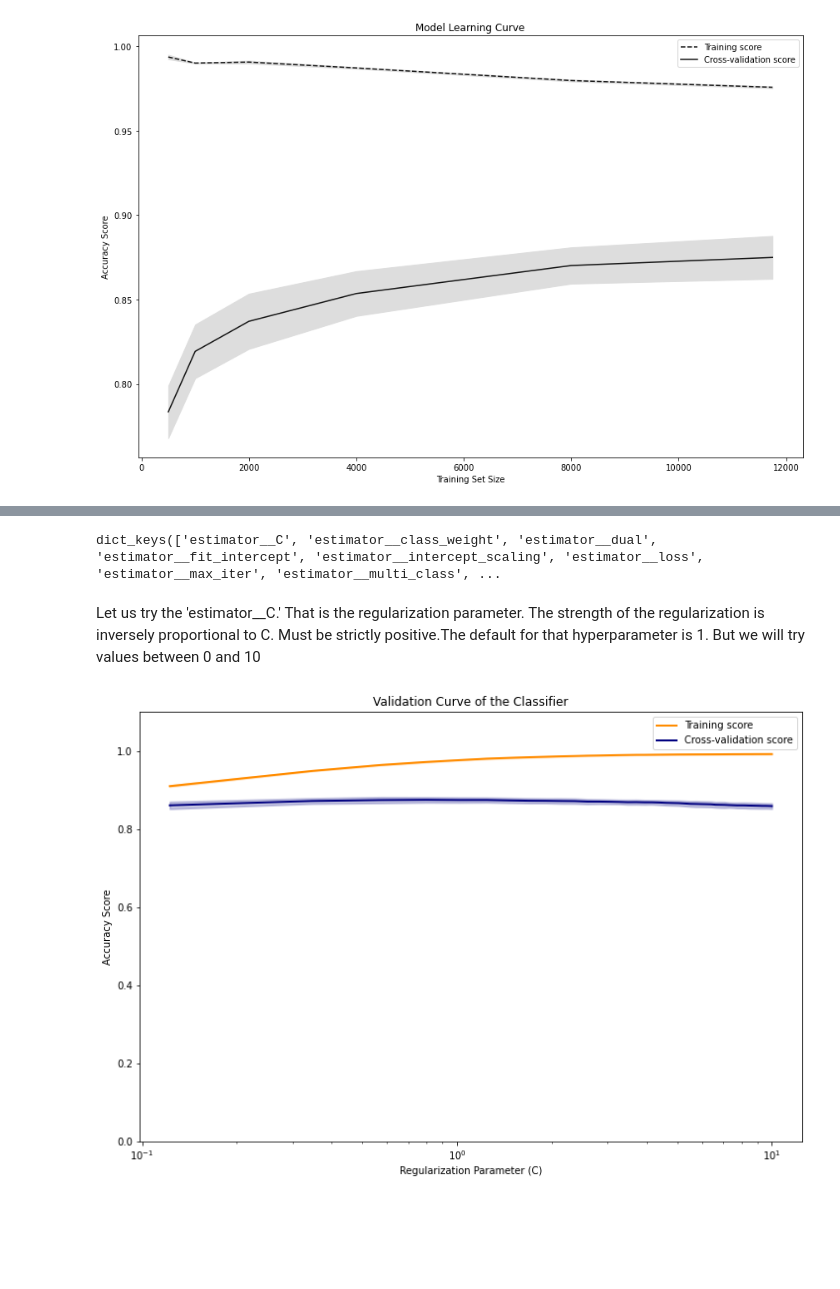
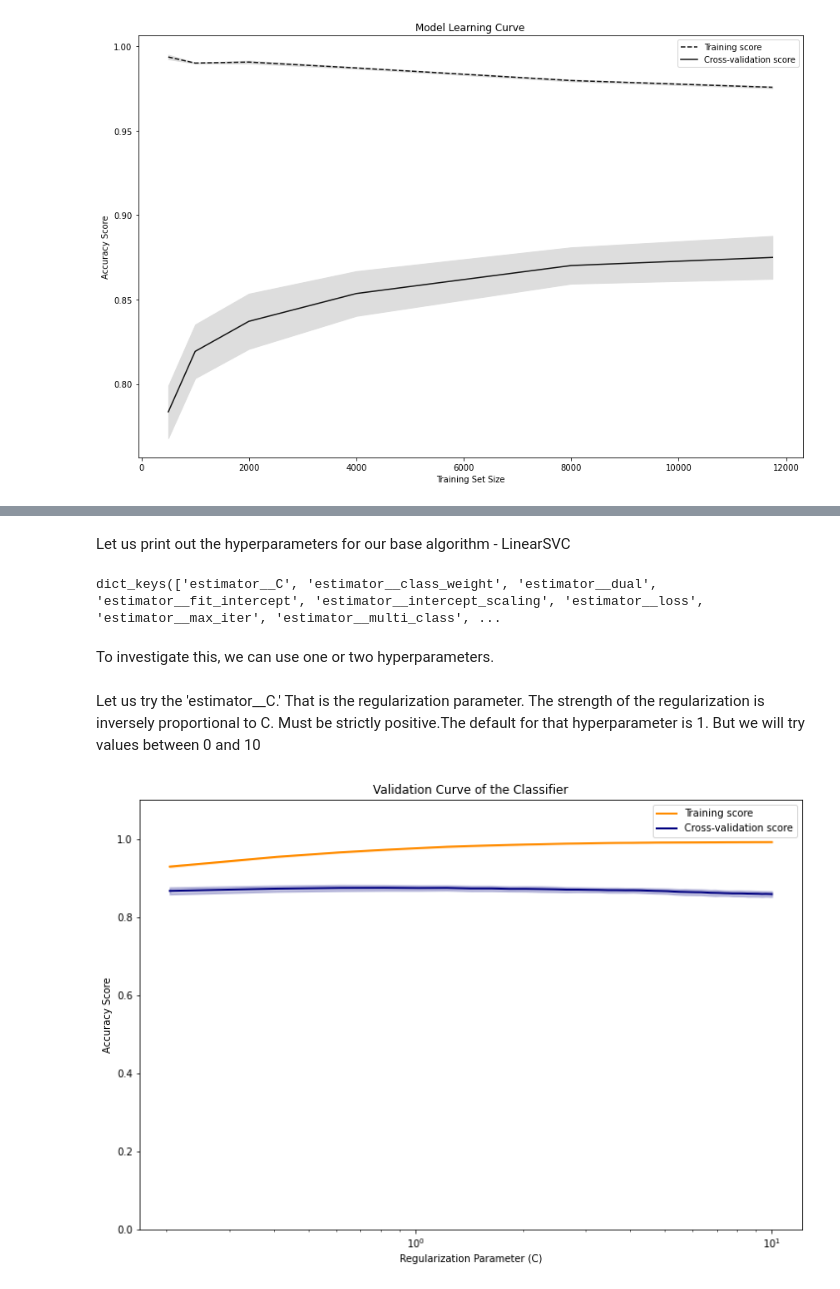
Before and after one commit to andyogah/ds_portfolio, a Jupyter notebook: personal projects/interos_ml_apprentice_coding_challeng/interos_ml_hackthon_scrap_work.ipynb, the cells around one changed output, grey strips where cells are left out. Drawn from its saved outputs; the diff is of its cells as text; code cells hidden in the pictures; blank space fills up the shorter version.

```diff
--- a/personal projects/interos_ml_apprentice_coding_challeng/interos_ml_hackthon_scrap_work.ipynb
+++ b/personal projects/interos_ml_apprentice_coding_challeng/interos_ml_hackthon_scrap_work.ipynb
@@ -735,50 +737,51 @@ Check to see check of the hyperparameters we try tuning to see if we can improve
+# %% [markdown]
+Let us print out the hyperparameters for our base algorithm - LinearSVC
 # %%
 classifier.get_params().keys()
 # %% [output]
 dict_keys(['estimator__C', 'estimator__class_weight', 'estimator__dual', 'estimator__fit_intercept', 'estimator__intercept_scaling', 'estimator__loss', 'estimator__max_iter', 'estimator__multi_class', ...
-# %% [markdown]
-Let us try the 'estimator__C.' That is the regularization parameter. The strength of the regularization is inversely proportional to C. Must be strictly positive.The default for that hyperparameter is 1. But we will try values between 0 and 10
+# %% [markdown]
+To investigate this, we can use one or two hyperparameters.
+# %% [markdown]
+Let us try the 'estimator__C.' That is the regularization parameter. The strength of the regularization is inversely proportional to C. Must be strictly positive.The default for that hyperparameter is 1. But we will try values between 0 and 10
 # %%
 #@ credit goes to https://scikit-learn.org/stable/modules/generated/sklearn.model_selection.validation_curve.html\
-          #sklearn.model_selection.validation_curve
+#sklearn.model_selection.validation_curve
 
 
 from sklearn.model_selection import validation_curve
 np.random.seed(0)
 
-#indices = y.shape[0]
-#np.random.shuffle(indices)
-
 X, y = vectorized_train_docu, train_labels
-param_range = np.linspace(-1, 10, num=50)
+param_range = np.linspace(0, 10, num=50)
 train_scores, valid_scores = validation_curve(classifier, X, y, param_name='estimator__C', param_range=param_range, cv=5,
                                               scoring="accuracy", n_jobs=-1)
 
 train_scores_mean = np.mean(train_scores, axis=1)
 train_scores_std = np.std(train_scores, axis=1)
 
 valid_scores_mean = np.mean(valid_scores, axis=1)
 valid_scores_std = np.std(valid_scores, axis=1)
 
 fig = matplotlib.pyplot.gcf()
 fig.set_size_inches(12, 8)
 
 plt.title("Validation Curve of the Classifier")
 plt.xlabel(r"Regularization Parameter (C)")
 plt.ylabel("Accuracy Score")
 plt.ylim(0.0, 1.1)
 lw = 2
 plt.semilogx(param_range, train_scores_mean, label="Training score",
  color="darkorange", lw=lw)
 plt.fill_between(param_range, train_scores_mean - train_scores_std,
  train_scores_mean + train_scores_std, alpha=0.2,
  color="darkorange", lw=lw)
 plt.semilogx(param_range, valid_scores_mean, label="Cross-validation score",
  color="navy", lw=lw)
 plt.fill_between(param_range, valid_scores_mean - valid_scores_std,
  valid_scores_mean + valid_scores_std, alpha=0.2,
  color="navy", lw=lw)
 plt.legend(loc="best")
 plt.show()
 # %% [output]
-[figure, old version]
+[figure, new version]
```
Also changed, not shown: parts of 62 cells of this notebook.
